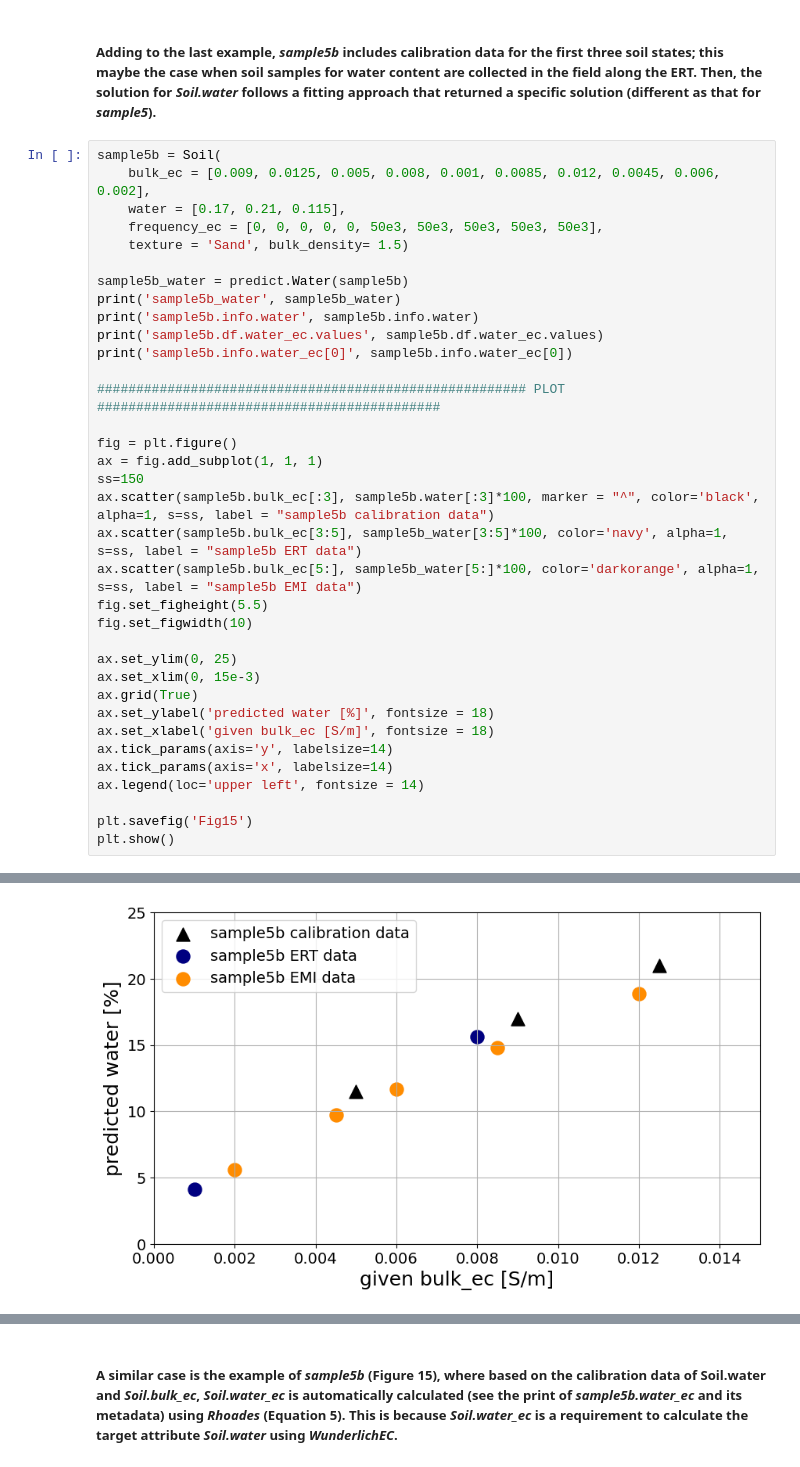
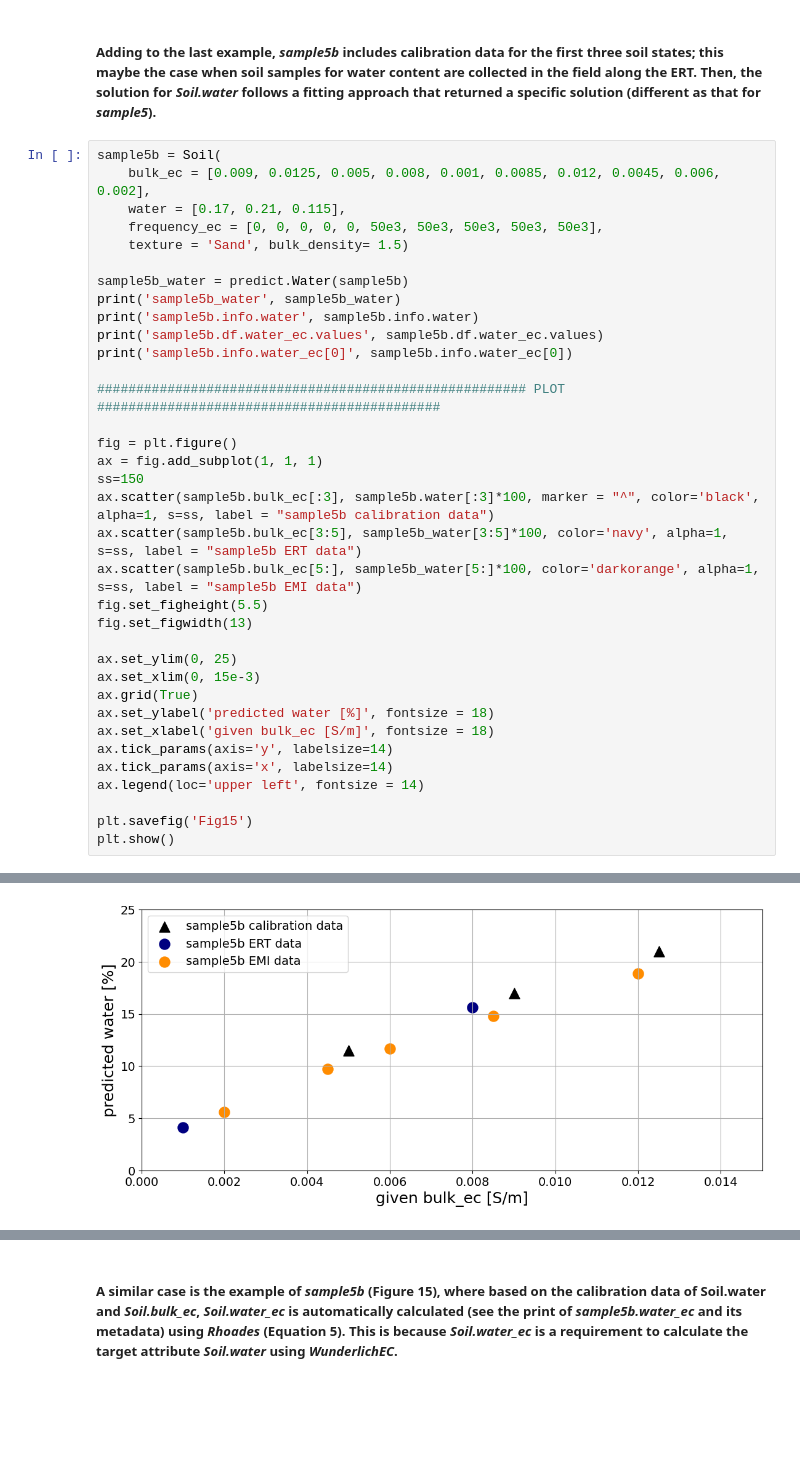
Before and after one commit to SENSE-UGent/Pedophysics, a Jupyter notebook: examples/Examples.ipynb, the cells around one changed output, grey strips where cells are left out. Cells and saved outputs as stored; diff of their text form; blank space fills up the shorter version.

```diff
--- a/examples/Examples.ipynb
+++ b/examples/Examples.ipynb
@@ -348,7 +484,7 @@ ax.scatter(sample5b.bulk_ec[:3], sample5b.water[:3]*100, marker = "^", color='bl
 ax.scatter(sample5b.bulk_ec[3:5], sample5b_water[3:5]*100, color='navy', alpha=1, s=ss, label = "sample5b ERT data")
 ax.scatter(sample5b.bulk_ec[5:], sample5b_water[5:]*100, color='darkorange', alpha=1, s=ss, label = "sample5b EMI data")
 fig.set_figheight(5.5)
-fig.set_figwidth(10)
+fig.set_figwidth(13)
 
 ax.set_ylim(0, 25)
 ax.set_xlim(0, 15e-3)
@@ -380,2 +516,2 @@ sample5b.info.water_ec[0] Value given by the user--> Calculated by fitting (R2 =
-[figure, old version]
+[figure, new version]
 # %% [markdown]
```
Also changed, not shown: parts of 26 cells of this notebook, 23 other files.
